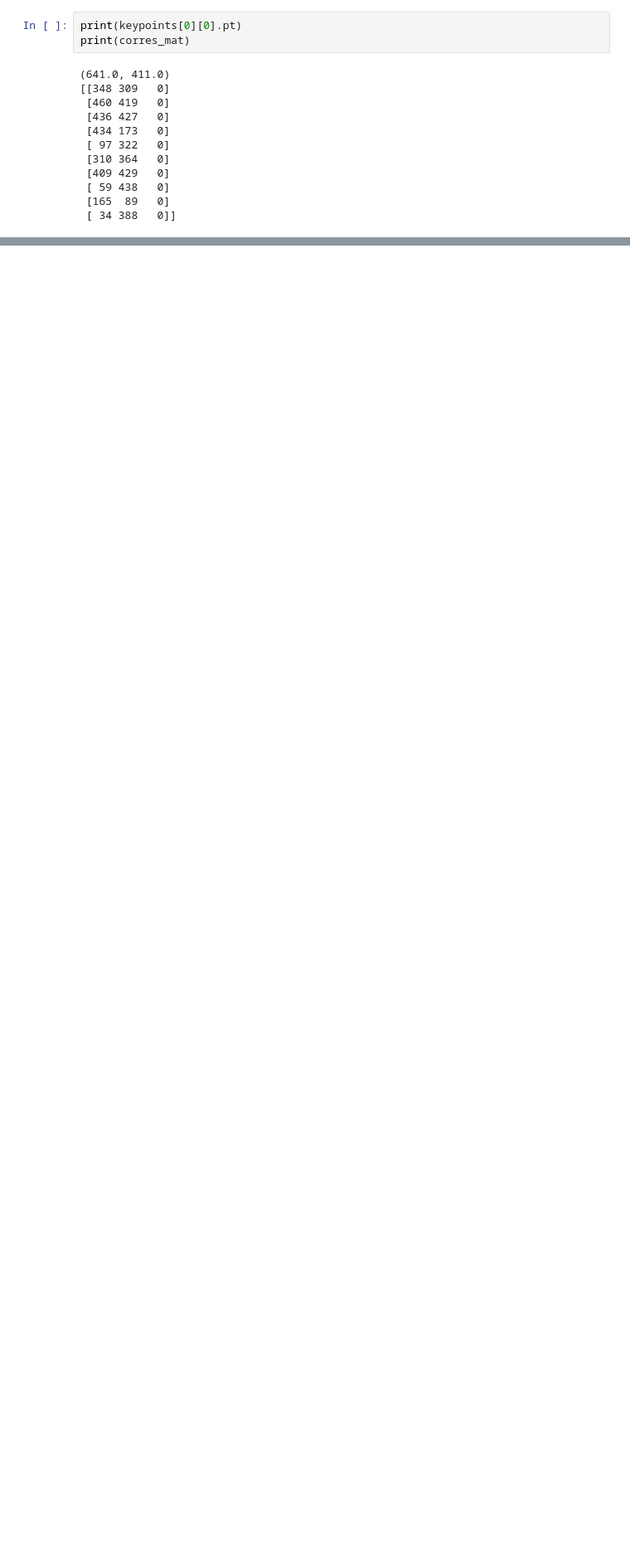
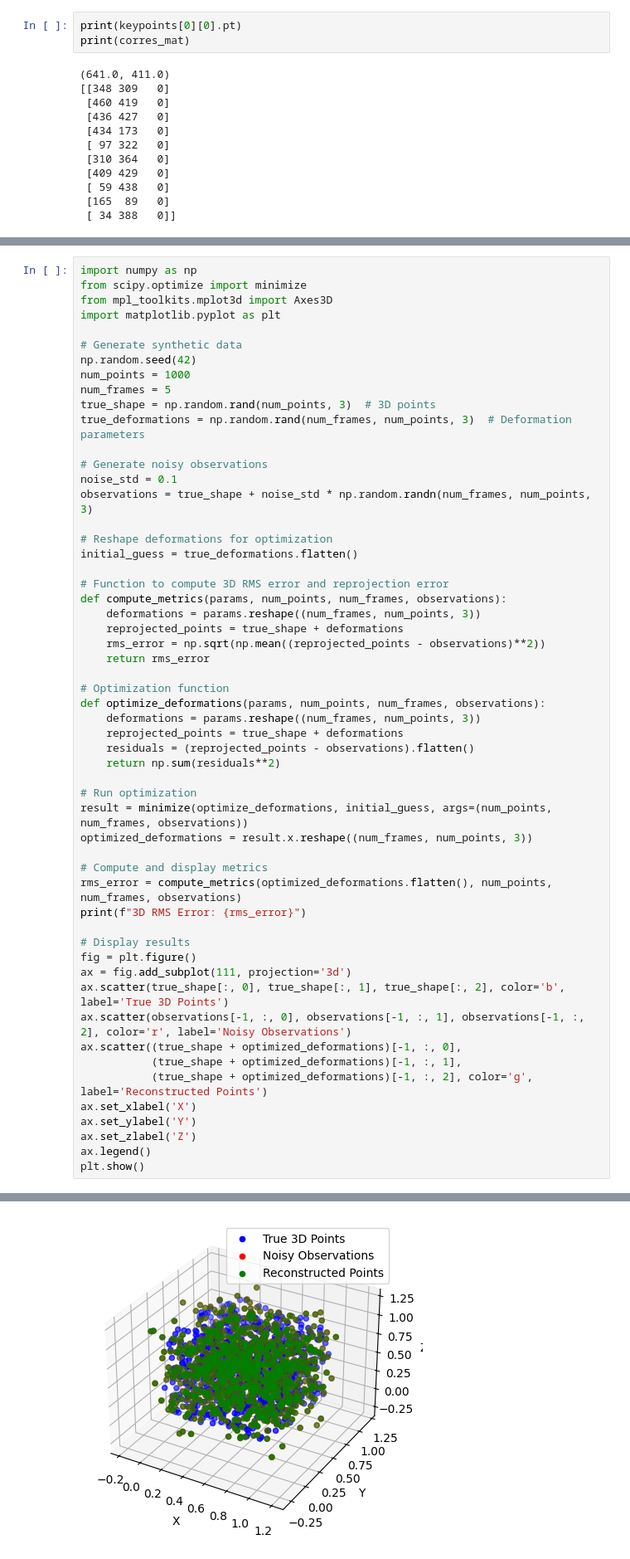
Before and after one commit to MisterEkole/gut_slam, a Jupyter notebook: gutslam.ipynb, the cells around one changed output, grey strips where cells are left out. Shown at 83% size. Drawn from its saved outputs; the diff is of its cells as text; blank space fills up the shorter version.

```diff
--- a/gutslam.ipynb
+++ b/gutslam.ipynb
@@ -181,3 +181,59 @@ print(corres_mat)
 
 # print("\nOptimization status:", problem.status)
 # print("Optimal value (reprojection error):", problem.value)
+# %%
+import numpy as np
+from scipy.optimize import minimize
+from mpl_toolkits.mplot3d import Axes3D
+import matplotlib.pyplot as plt
+
+# Generate synthetic data
+np.random.seed(42)
+num_points = 1000
+num_frames = 5
+true_shape = np.random.rand(num_points, 3)  # 3D points
+true_deformations = np.random.rand(num_frames, num_points, 3)  # Deformation parameters
+
+# Generate noisy observations
+noise_std = 0.1
+observations = true_shape + noise_std * np.random.randn(num_frames, num_points, 3)
+
+# Reshape deformations for optimization
+initial_guess = true_deformations.flatten()
+
+# Function to compute 3D RMS error and reprojection error
+def compute_metrics(params, num_points, num_frames, observations):
+    deformations = params.reshape((num_frames, num_points, 3))
+    reprojected_points = true_shape + deformations
+    rms_error = np.sqrt(np.mean((reprojected_points - observations)**2))
+    return rms_error
+
+# Optimization function
+def optimize_deformations(params, num_points, num_frames, observations):
+    deformations = params.reshape((num_frames, num_points, 3))
+    reprojected_points = true_shape + deformations
+    residuals = (reprojected_points - observations).flatten()
+    return np.sum(residuals**2)
+
+# Run optimization
+result = minimize(optimize_deformations, initial_guess, args=(num_points, num_frames, observations))
+optimized_deformations = result.x.reshape((num_frames, num_points, 3))
+
+# Compute and display metrics
+rms_error = compute_metrics(optimized_deformations.flatten(), num_points, num_frames, observations)
+print(f"3D RMS Error: {rms_error}")
+
+# Display results
+fig = plt.figure()
+ax = fig.add_subplot(111, projection='3d')
+ax.scatter(true_shape[:, 0], true_shape[:, 1], true_shape[:, 2], color='b', label='True 3D Points')
+ax.scatter(observations[-1, :, 0], observations[-1, :, 1], observations[-1, :, 2], color='r', label='Noisy Observations')
+ax.scatter((true_shape + optimized_deformations)[-1, :, 0],
+           (true_shape + optimized_deformations)[-1, :, 1],
+           (true_shape + optimized_deformations)[-1, :, 2], color='g', label='Reconstructed Points')
+ax.set_xlabel('X')
+ax.set_ylabel('Y')
+ax.set_zlabel('Z')
+ax.legend()
+plt.show()
+# %% [output]
@@ -183,0 +241 @@ print(corres_mat)
+[figure, added]
```
Also changed, not shown: parts of 4 cells of this notebook, 6 other files.
